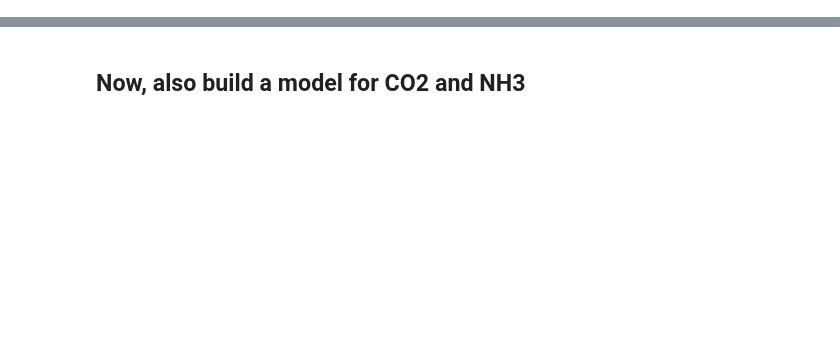
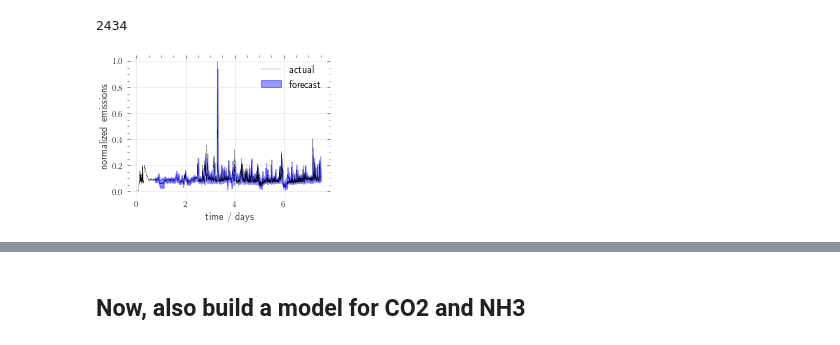
Before and after one commit to kjappelbaum/pyprocessta, a Jupyter notebook: examples/train_model_on_all_data_to_prepare_causalimpact_analysis.ipynb, the cells around one changed output, grey strips where cells are left out. Drawn from its saved outputs; the diff is of its cells as text; code cells hidden in the pictures; blank space fills up the shorter version.

```diff
--- a/examples/train_model_on_all_data_to_prepare_causalimpact_analysis.ipynb
+++ b/examples/train_model_on_all_data_to_prepare_causalimpact_analysis.ipynb
@@ -83,0 +78,2 @@ plt.savefig('amp_forecast.pdf', bbox_inches='tight')
+# %%
+results = parallelized_inference(model, x, y, repeats=100, start=0.1)
@@ -83,0 +82,37 @@ plt.savefig('amp_forecast.pdf', bbox_inches='tight')
+# %%
+def summarize_results(results):
+    values = []
+
+    for df in results:
+        values.append(df.pd_dataframe().values)
+
+    df = df.pd_dataframe()
+    columns = df.columns
+
+    return pd.DataFrame(np.mean(values, axis=0), columns=columns, index=df.index), pd.DataFrame(np.std(values, axis=0), columns=columns,  index=df.index)
+# %%
+means, stds = summarize_results(results)
+# %%
+x_axis = means['1'].index - y['1'].index[0]
+x_axis = [val.total_seconds() / (60 * 60 * 24) for val in x_axis]
+
+x_conncected = y['1'].index - y['1'].index[0]
+x_conncected = [val.total_seconds() / (60 * 60 * 24) for val in x_conncected]
+# %%
+len(results[0])
+# %% [output]
+2434
+# %%
+plt.plot(x_axis, means['1'], c='b',  alpha=.9, lw=.2)
+plt.fill_between(x_axis, means['1']-2*stds['1'], means['1']+2*stds['1'], alpha=.4, color='b', label='forecast',)
+plt.plot(x_conncected, y['1'], c='k', label='actual', lw=.2,)
+
+plt.legend()
+#plt.xticks([])
+
+plt.xlabel('time / days')
+plt.ylabel('normalized emissions')
+plt.tight_layout()
+plt.savefig('piperazine_forecast_all.pdf', bbox_inches='tight')
+# %% [output]
+[figure, added]
```
Also changed, not shown: parts of 15 cells of this notebook, 23 other files.
